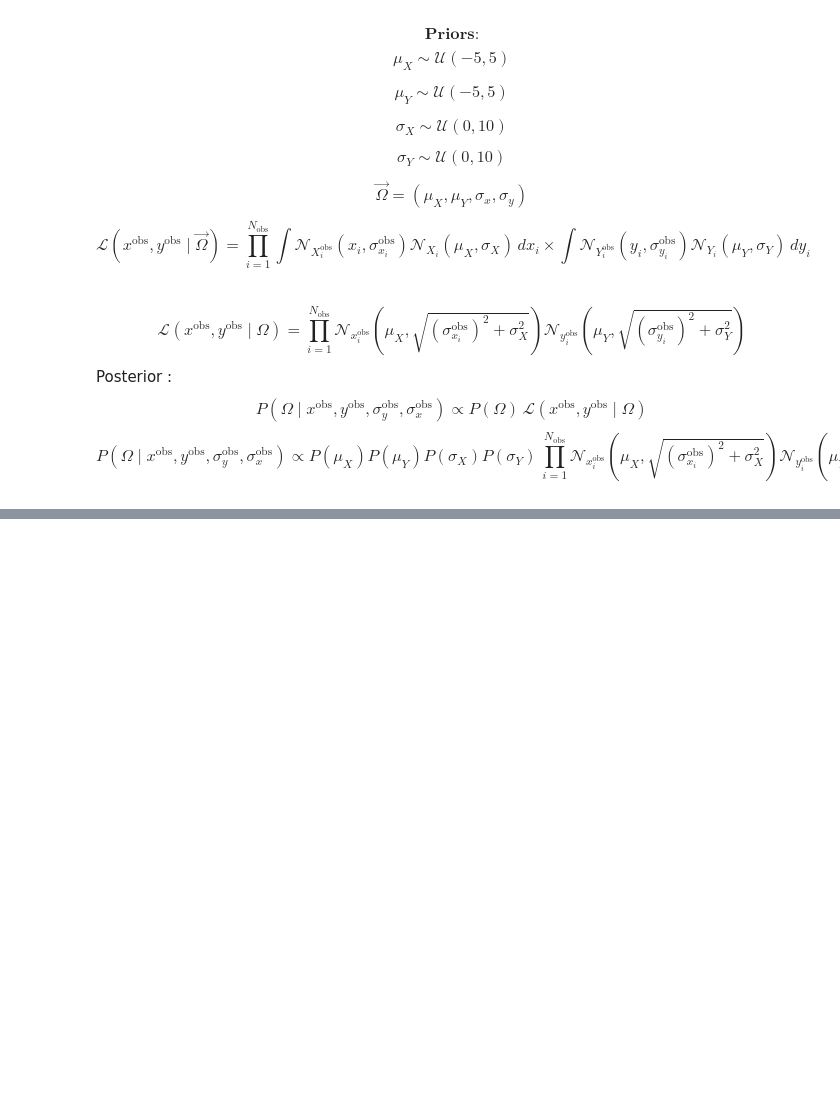
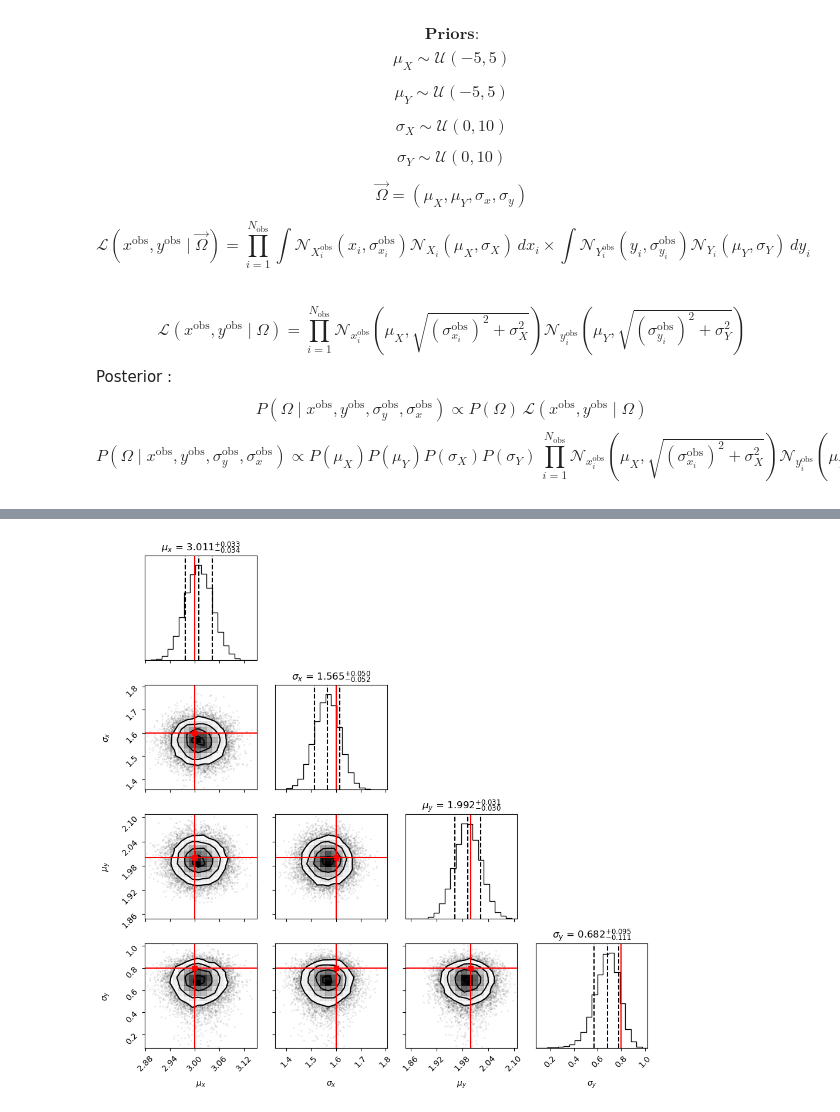
Before and after one commit to DwaipayanMukherjee100/Bayes_01, a Jupyter notebook: hr_bivariate_no_cov.ipynb, the cells around one changed output, grey strips where cells are left out. Drawn from its saved outputs; the diff is of its cells as text; code cells hidden in the pictures; blank space fills up the shorter version.

```diff
--- a/hr_bivariate_no_cov.ipynb
+++ b/hr_bivariate_no_cov.ipynb
@@ -225,0 +223,25 @@ az.summary(trace)
+# %%
+
+posterior=az.extract(trace,var_names=["mu_x","sigma_x","mu_y","sigma_y"],combined=True)
+
+samples=np.column_stack([
+posterior["mu_x"].values,
+posterior["sigma_x"].values,
+posterior["mu_y"].values,
+posterior["sigma_y"].values
+])
+
+fig=corner.corner(
+samples,
+labels=[r"$\mu_x$",r"$\sigma_x$",r"$\mu_y$",r"$\sigma_y$"],
+truths=[mu_t_x,sigma_t_x,mu_t_y,sigma_t_y],
+truth_color="red",
+show_titles=True,
+quantiles=[0.16,0.5,0.84],
+title_fmt=".3f"
+)
+
+plt.tight_layout()
+plt.show()
+# %% [output]
+[figure, added]
```
Also changed, not shown: parts of 10 cells of this notebook, 11 other files.
